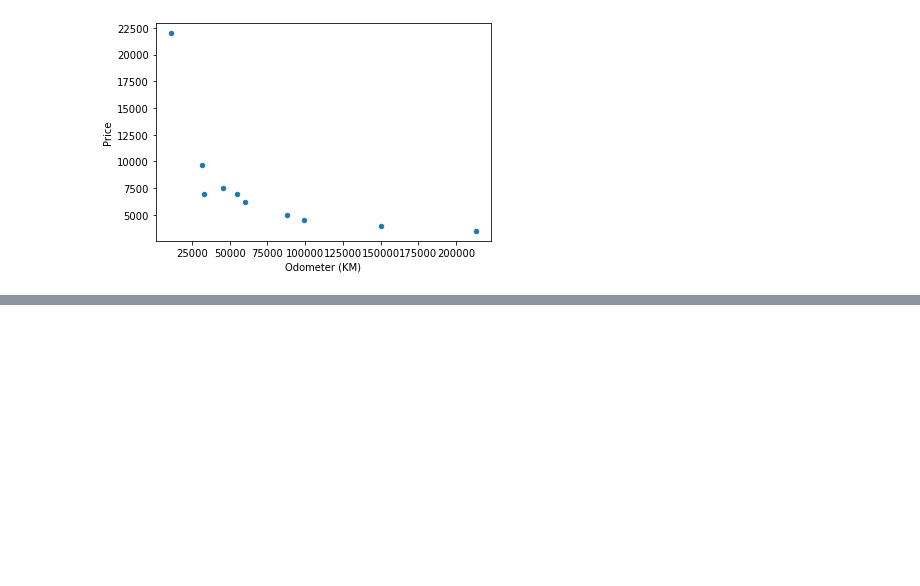
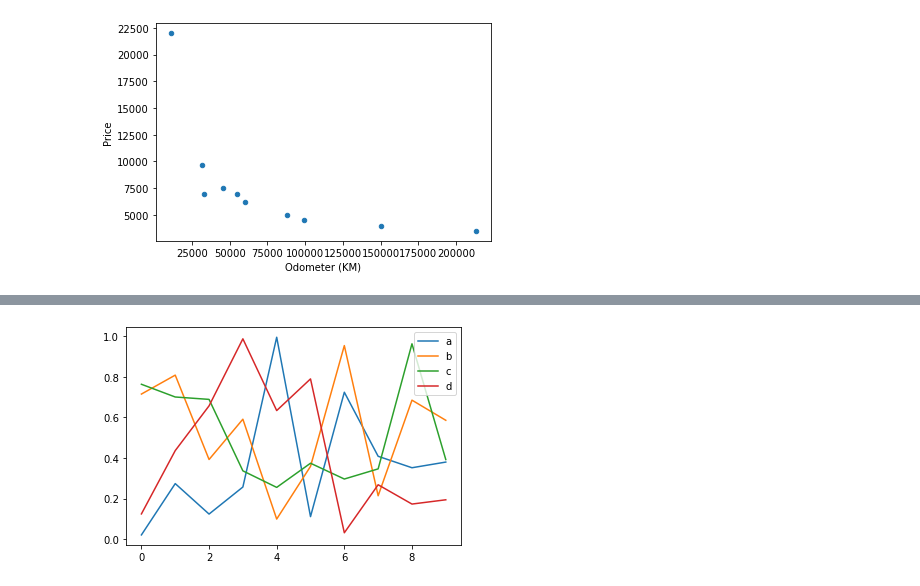
Before and after one commit to wloszynski/Zero-To-Mastery-Machine-Learning, a Jupyter notebook: sample_project/introduction-to-matplotlib.ipynb, the cells around one changed output, grey strips where cells are left out. Cells and saved outputs as stored; diff of their text form; code cells hidden in the pictures; blank space fills up the shorter version.

```diff
--- a/sample_project/introduction-to-matplotlib.ipynb
+++ b/sample_project/introduction-to-matplotlib.ipynb
@@ -259,0 +322,4 @@ car_sales.plot(x="Odometer (KM)", y="Price", kind="scatter")
+# %%
+df.plot();
+# %% [output]
+[figure, added]
```
Also changed, not shown: parts of 45 cells of this notebook, 11 other files.
